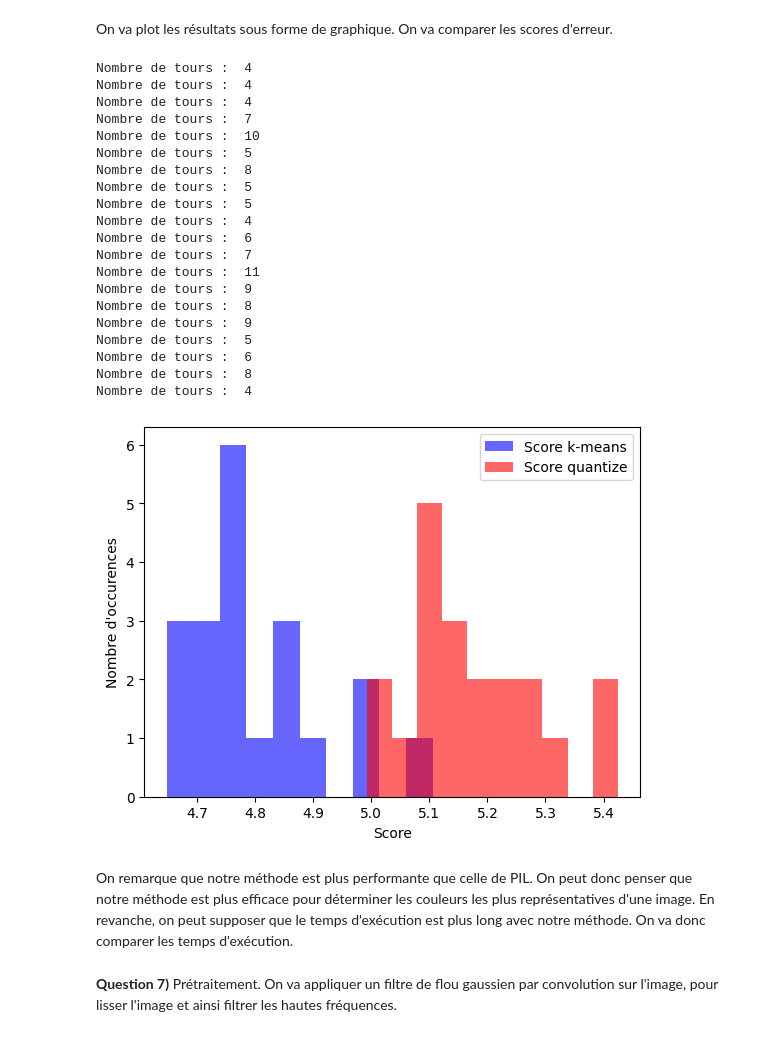
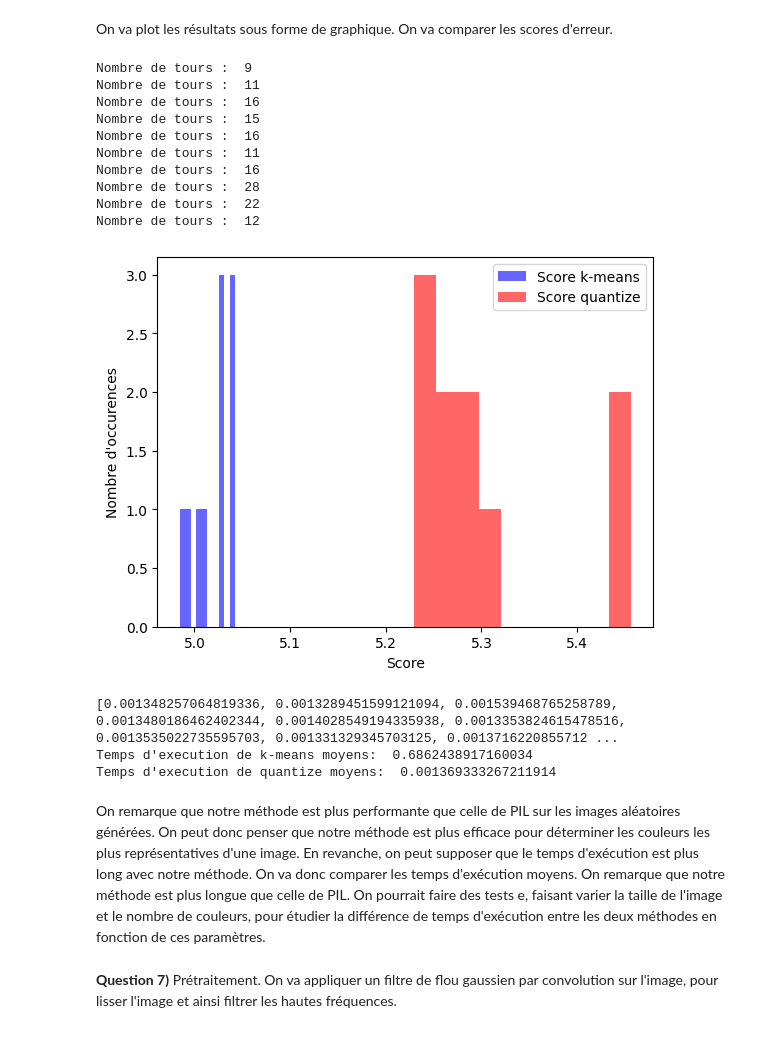
Before and after one commit to SVU12/ImagesQuantize, a Jupyter notebook: TD05/INF-TC1-td05.ipynb, the cells around one changed output. Cells and saved outputs as stored; diff of their text form; code cells hidden in the pictures.

```diff
--- a/TD05/INF-TC1-td05.ipynb
+++ b/TD05/INF-TC1-td05.ipynb
@@ -292,7 +292,7 @@ def k_means(k_total: int, epsilon: float, im) -> list:
     return k_centres,assoc
 # %%
 
-bary,assoc= k_means(16,5,im)
+bary,assoc= k_means(5,5,im)
 
 
 
@@ -409,49 +404,52 @@ def generateurImageAléatoire(k:int,w:int,h:int):
             px[i,j]=couleurs[random.randint(0,k-1)]
     return im
 # %%
+import time
 def diffScore(k:int,kcol:int,w:int,h:int):
     """
     Renvoie la différence de score entre l'image originale et l'image compressée
     """
+    t1=time.time()
     im = generateurImageAléatoire(kcol,w,h)
     bary,assoc = k_means(k,2,im)
     imq = remplace(im,assoc,bary)
+    t2=time.time()
     imqq=im.copy()
     imqq=imqq.quantize(colors=k)
     imqq=imqq.convert("RGB")
-    return [score(im,imq),score(im,imqq)]
+    t3=time.time()
+    return [score(im,imq),score(im,imqq),t2-t1,t3-t2]
 # %% [markdown]
 On va plot les résultats sous forme de graphique. On va comparer les scores d'erreur.
 # %%
-tab=[diffScore(5,64,100,100) for i in range(20)]
+tab=[diffScore(5,1024,100,100) for i in range(10)]
 
 plt.hist([tab[i][0] for i in range(len(tab))], bins=10, color='b', alpha=0.6, label='Score k-means')
 plt.hist([tab[i][1] for i in range(len(tab))], bins=10, color='r', alpha=0.6, label='Score quantize')
 plt.xlabel('Score')
 plt.ylabel('Nombre d\'occurences')
 plt.legend()
 plt.show()
+
+print([tab[i][3] for i in range(len(tab))])
+
+#histogramme des temps d'execution
+print("Temps d'execution de k-means moyens: ",sum([tab[i][2] for i in range(len(tab))])/len(tab))
+print("Temps d'execution de quantize moyens: ",sum([tab[i][3] for i in range(len(tab))])/len(tab))
 # %% [output]
-Nombre de tours :  4
-Nombre de tours :  4
-Nombre de tours :  4
-Nombre de tours :  7
-Nombre de tours :  10
-Nombre de tours :  5
-Nombre de tours :  8
-Nombre de tours :  5
-Nombre de tours :  5
-Nombre de tours :  4
-Nombre de tours :  6
-Nombre de tours :  7
+Nombre de tours :  9
 Nombre de tours :  11
-Nombre de tours :  9
-Nombre de tours :  8
-Nombre de tours :  9
-Nombre de tours :  5
-Nombre de tours :  6
-Nombre de tours :  8
-Nombre de tours :  4
+Nombre de tours :  16
+Nombre de tours :  15
+Nombre de tours :  16
+Nombre de tours :  11
+Nombre de tours :  16
+Nombre de tours :  28
+Nombre de tours :  22
+Nombre de tours :  12
-[figure, old version]
+[figure, new version]
+[0.001348257064819336, 0.0013289451599121094, 0.001539468765258789, 0.0013480186462402344, 0.0014028549194335938, 0.0013353824615478516, 0.0013535022735595703, 0.001331329345703125, 0.0013716220855712 ...
+Temps d'execution de k-means moyens:  0.6862438917160034
+Temps d'execution de quantize moyens:  0.001369333267211914
 # %% [markdown]
-On remarque que notre méthode est plus performante que celle de PIL. On peut donc penser que notre méthode est plus efficace pour déterminer les couleurs les plus représentatives d'une image. En revanche, on peut supposer que le temps d'exécution est plus long avec notre méthode. On va donc comparer les temps d'exécution.
+On remarque que notre méthode est plus performante que celle de PIL sur les images aléatoires générées. On peut donc penser que notre méthode est plus efficace pour déterminer les couleurs les plus représentatives d'une image. En revanche, on peut supposer que le temps d'exécution est plus long avec notre méthode. On va donc comparer les temps d'exécution moyens. On remarque que notre méthode est plus longue que celle de PIL. On pourrait faire des tests e, faisant varier la taille de l'image et le nombre de couleurs, pour étudier la différence de temps d'exécution entre les deux méthodes en fonction de ces paramètres.
```
Also changed, not shown: parts of 4 cells of this notebook, 1 other file.
